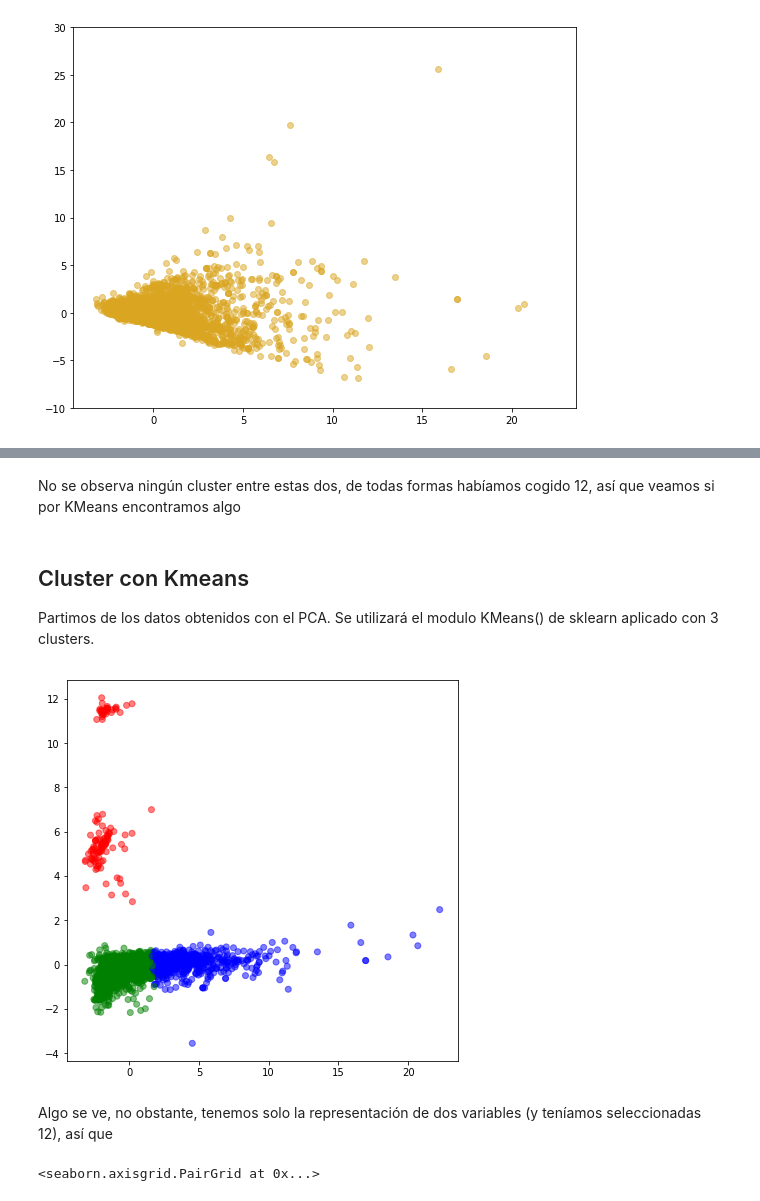
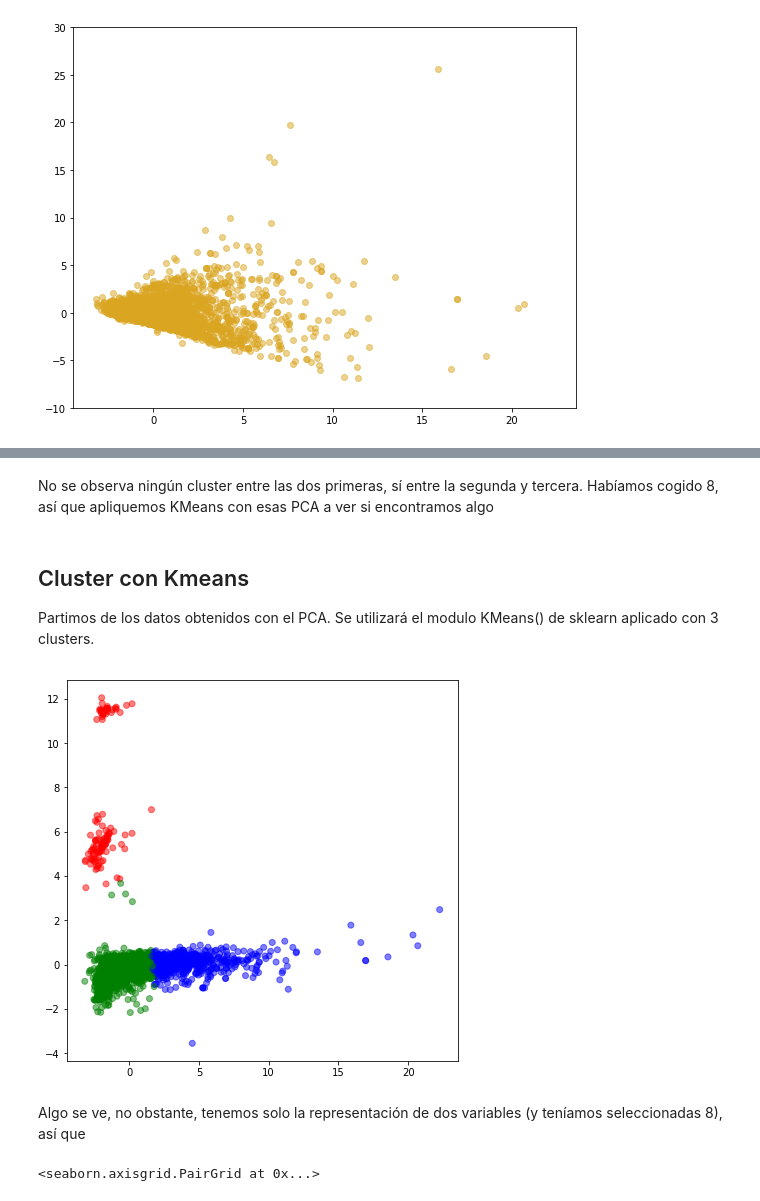
Before and after one commit to mmartglez/python_machine_learning, a Jupyter notebook: 6. Componentes Principales y K-Means.ipynb, the cells around one changed output, grey strips where cells are left out. Drawn from its saved outputs; the diff is of its cells as text; code cells hidden in the pictures.

```diff
--- a/6. Componentes Principales y K-Means.ipynb
+++ b/6. Componentes Principales y K-Means.ipynb
@@ -157,5 +167,5 @@ Vamos a aplicar PCA
 
 Se realiza con el modulo PCA de sklearn.
 # %%
-pca = PCA(n_components=12)
-x_12d = pca.fit_transform(X_std)
+pca = PCA(n_components=8)
+x_8d = pca.fit_transform(X_std)
@@ -170,5 +222,5 @@ plt.show()
 # %% [markdown]
-No se observa ningún cluster entre estas dos, de todas formas habíamos cogido 12, así que veamos si por KMeans encontramos algo
+No se observa ningún cluster entre las dos primeras, sí entre la segunda y tercera. Habíamos cogido 8, así que apliquemos KMeans con esas PCA a ver si encontramos algo
 # %% [markdown]
 ## Cluster con Kmeans
 
@@ -176,18 +228,18 @@ Partimos de los datos obtenidos con el PCA. Se utilizará el modulo KMeans() de
 # %%
 # Cluster de 3 KMeans
 kmeans = KMeans(n_clusters=3)
-X_clustered = kmeans.fit_predict(x_12d)
+X_clustered = kmeans.fit_predict(x_8d)
 
 # visualización ( seleccionamos 3 colores )
 LABEL_COLOR_MAP = {0 : 'r',1 : 'g',2 : 'b'}
 label_color = [LABEL_COLOR_MAP[l] for l in X_clustered]
 
 # Plot
 plt.figure(figsize = (7,7))
-plt.scatter(x_12d[:,0],x_12d[:,2], c= label_color, alpha=0.5)
+plt.scatter(x_8d[:,0],x_8d[:,2], c= label_color, alpha=0.5)
 plt.show()
 # %% [output]
-[figure, old version]
+[figure, new version]
 # %% [markdown]
-Algo se ve, no obstante, tenemos solo la representación de dos variables (y teníamos seleccionadas 12), así que
+Algo se ve, no obstante, tenemos solo la representación de dos variables (y teníamos seleccionadas 8), así que
 # %%
```
Also changed, not shown: parts of 9 cells of this notebook, 1 other file.
